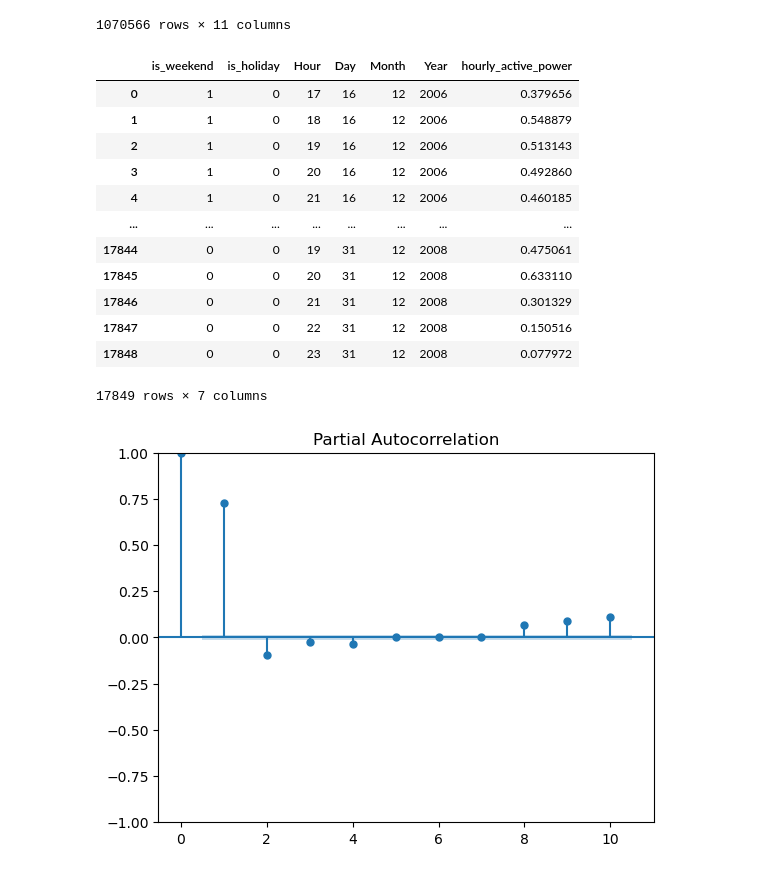
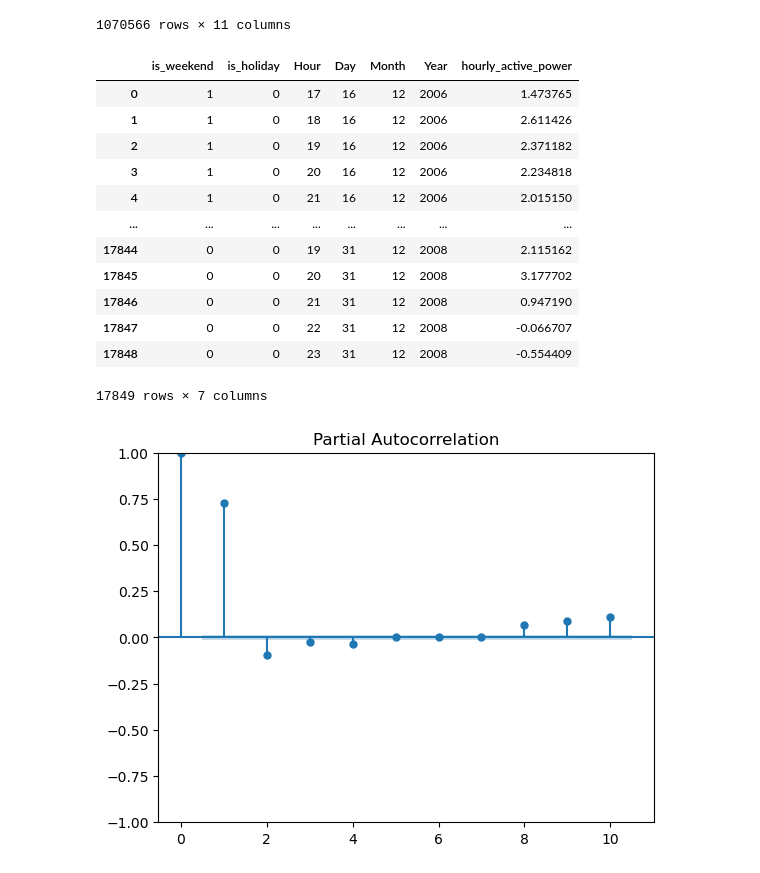
Before and after one commit to LyricLrs/Prediction-of-Individual-Household-Electric-Power-Consumption, a Jupyter notebook: XGBoost.ipynb, the cells around one changed output. Drawn from its saved outputs; the diff is of its cells as text; code cells hidden in the pictures.

```diff
--- a/XGBoost.ipynb
+++ b/XGBoost.ipynb
@@ -29,2 +117,5 @@ df
 # %% [markdown]
 # Feature Engineering
+# %%
+df = pd.read_csv('data/2yrs_data.csv')
+df
@@ -68,31 +173,32 @@ df
 # %%
 df['Hour'] = pd.to_datetime(df['Time'], format='%H:%M:%S').dt.hour
 df['Minute'] = pd.to_datetime(df['Time'], format='%H:%M:%S').dt.minute
 df['Day'] = pd.to_datetime(df['Date']).dt.day
 df['Month'] = pd.to_datetime(df['Date']).dt.month
 df['Year'] = pd.to_datetime(df['Date']).dt.year
 
 df['hourly_active_power'] = df.groupby(['Year','Month','Day','Hour'])['Global_active_power'].transform('sum')
 
-scaler = MinMaxScaler(feature_range=(0, 1))
+scaler = StandardScaler()
 df['hourly_active_power'] = scaler.fit_transform(df[['hourly_active_power']])
+
 
 df = df.drop(columns=['Date', 'Time','Minute','Global_active_power','Global_reactive_power','Global_intensity','Voltage','Sub_metering_1','Sub_metering_2','Sub_metering_3'],).reset_index()
 df = df.drop(columns=['index']).drop_duplicates().reset_index(drop=True)
 df
 # %% [output]
 |  | is_weekend | is_holiday | Hour | Day | Month | Year | hourly_active_power |
-| 0 | 1 | 0 | 17 | 16 | 12 | 2006 | 0.379656 |
-| 1 | 1 | 0 | 18 | 16 | 12 | 2006 | 0.548879 |
-| 2 | 1 | 0 | 19 | 16 | 12 | 2006 | 0.513143 |
-| 3 | 1 | 0 | 20 | 16 | 12 | 2006 | 0.492860 |
-| 4 | 1 | 0 | 21 | 16 | 12 | 2006 | 0.460185 |
+| 0 | 1 | 0 | 17 | 16 | 12 | 2006 | 1.473765 |
+| 1 | 1 | 0 | 18 | 16 | 12 | 2006 | 2.611426 |
+| 2 | 1 | 0 | 19 | 16 | 12 | 2006 | 2.371182 |
+| 3 | 1 | 0 | 20 | 16 | 12 | 2006 | 2.234818 |
+| 4 | 1 | 0 | 21 | 16 | 12 | 2006 | 2.015150 |
 | ... | ... | ... | ... | ... | ... | ... | ... |
-| 17844 | 0 | 0 | 19 | 31 | 12 | 2008 | 0.475061 |
-| 17845 | 0 | 0 | 20 | 31 | 12 | 2008 | 0.633110 |
-| 17846 | 0 | 0 | 21 | 31 | 12 | 2008 | 0.301329 |
-| 17847 | 0 | 0 | 22 | 31 | 12 | 2008 | 0.150516 |
-| 17848 | 0 | 0 | 23 | 31 | 12 | 2008 | 0.077972 |
+| 17844 | 0 | 0 | 19 | 31 | 12 | 2008 | 2.115162 |
+| 17845 | 0 | 0 | 20 | 31 | 12 | 2008 | 3.177702 |
+| 17846 | 0 | 0 | 21 | 31 | 12 | 2008 | 0.947190 |
+| 17847 | 0 | 0 | 22 | 31 | 12 | 2008 | -0.066707 |
+| 17848 | 0 | 0 | 23 | 31 | 12 | 2008 | -0.554409 |
 17849 rows × 7 columns
 # %%
 plot_acf(df['hourly_active_power'], lags=10)
```
Also changed, not shown: parts of 22 cells of this notebook, 1 other file.
